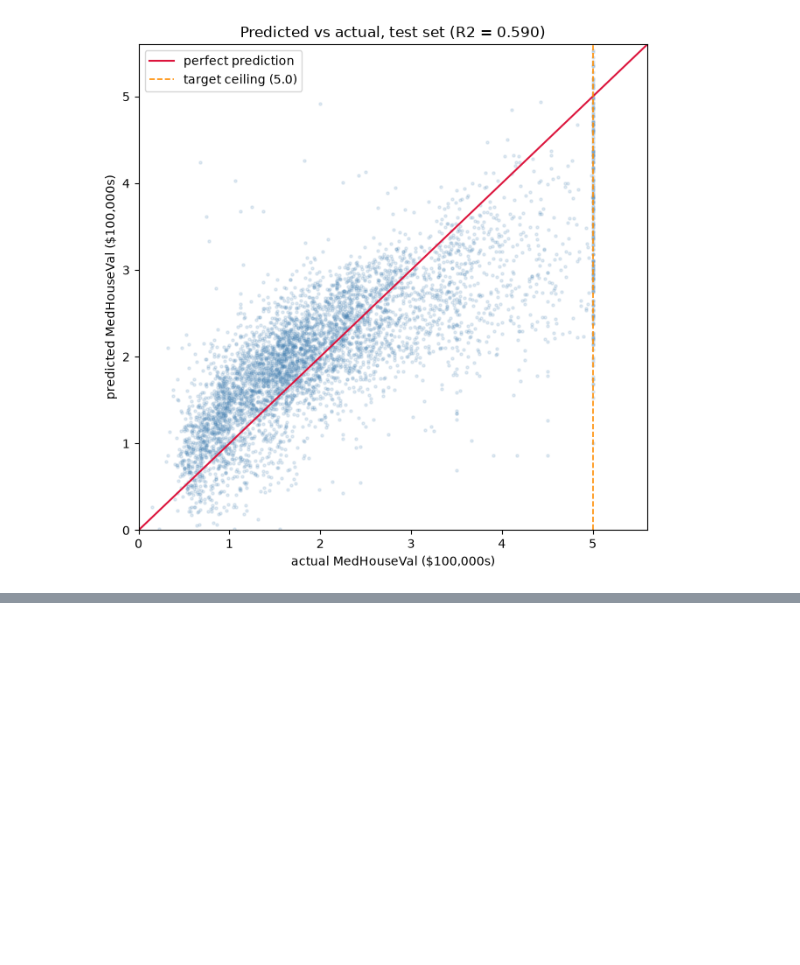
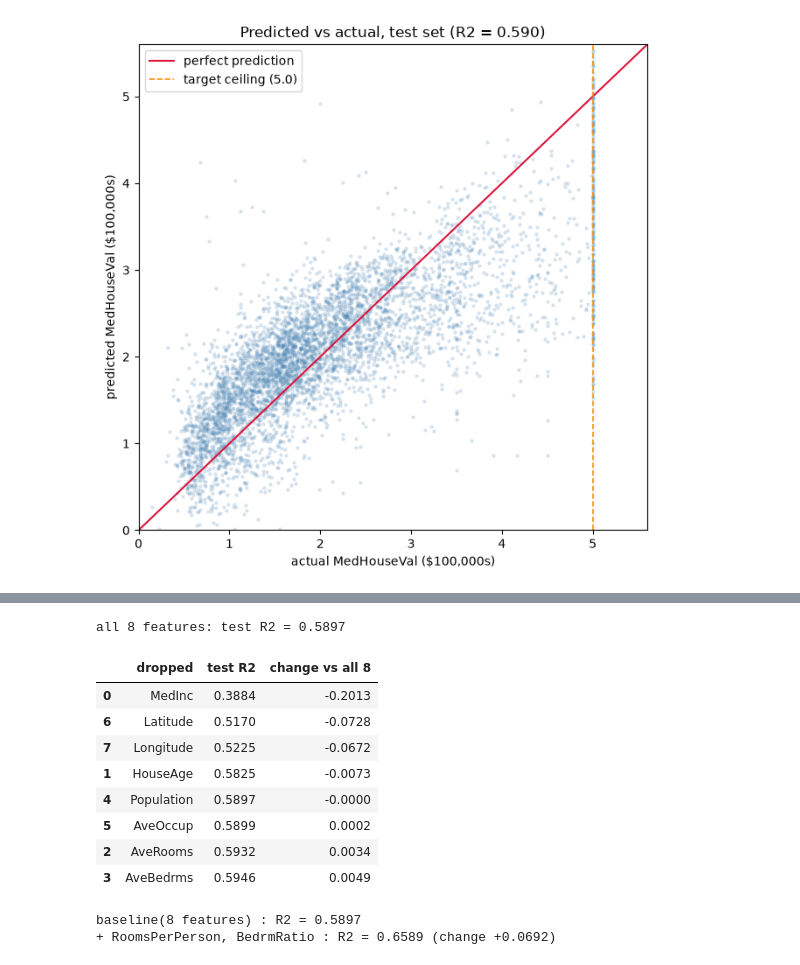
Before and after one commit to dwainXDL/california-housing-regression, a Jupyter notebook: regression.ipynb, the cells around one changed output, grey strips where cells are left out. Cells and saved outputs as stored; diff of their text form; code cells hidden in the pictures; blank space fills up the shorter version.

```diff
--- a/regression.ipynb
+++ b/regression.ipynb
@@ -194,0 +243,42 @@ plt.show()
+# %%
+rows = []
+for f in FEATURES:
+    keep = [c for c in FEATURES  if c!= f]
+    rows.append({"dropped": f, "test R2": evaluate(keep)["R2"]})
+
+abl = pd.DataFrame(rows)
+abl ["change vs all 8"] = abl ["test R2"] - base ["R2"]
+abl = abl.sort_values("change vs all 8")
+
+print(f"all 8 features: test R2 = {base['R2']:.4f}\n")
+abl.round(4)
+
+# Removing a feature ike MedInc drops R2 by a lot and hurts the model.
+# Otherway around if dropping a feature, increases R2 could mean its adding noise
+# or instability.
+# %% [output]
+all 8 features: test R2 = 0.5897
+|  | dropped | test R2 | change vs all 8 |
+| 0 | MedInc | 0.3884 | -0.2013 |
+| 6 | Latitude | 0.5170 | -0.0728 |
+| 7 | Longitude | 0.5225 | -0.0672 |
+| 1 | HouseAge | 0.5825 | -0.0073 |
+| 4 | Population | 0.5897 | -0.0000 |
+| 5 | AveOccup | 0.5899 | 0.0002 |
+| 2 | AveRooms | 0.5932 | 0.0034 |
+| 3 | AveBedrms | 0.5946 | 0.0049 |
+# %%
+for d in (train, test):
+    d["RoomsPerPerson"] = d["AveRooms"] / d["AveOccup"]
+    d["BedrmRatio"] = d["AveBedrms"] / d["AveRooms"]
+
+ENGINEERED = FEATURES + ["RoomsPerPerson", "BedrmRatio"]
+eng = evaluate(ENGINEERED, label="OLS + 2 engineered")
+
+print(f"baseline(8 features) : R2 = {base['R2']:.4f}")
+print(f"+ RoomsPerPerson, BedrmRatio : R2 = {eng['R2']:.4f} (change {eng['R2'] - base['R2']:+.4f})")
+
+# Engineering two features to see if it improves the model and it does!
+# %% [output]
+baseline(8 features) : R2 = 0.5897
++ RoomsPerPerson, BedrmRatio : R2 = 0.6589 (change +0.0692)
```
Also changed, not shown: parts of 22 cells of this notebook, 2 other files.
